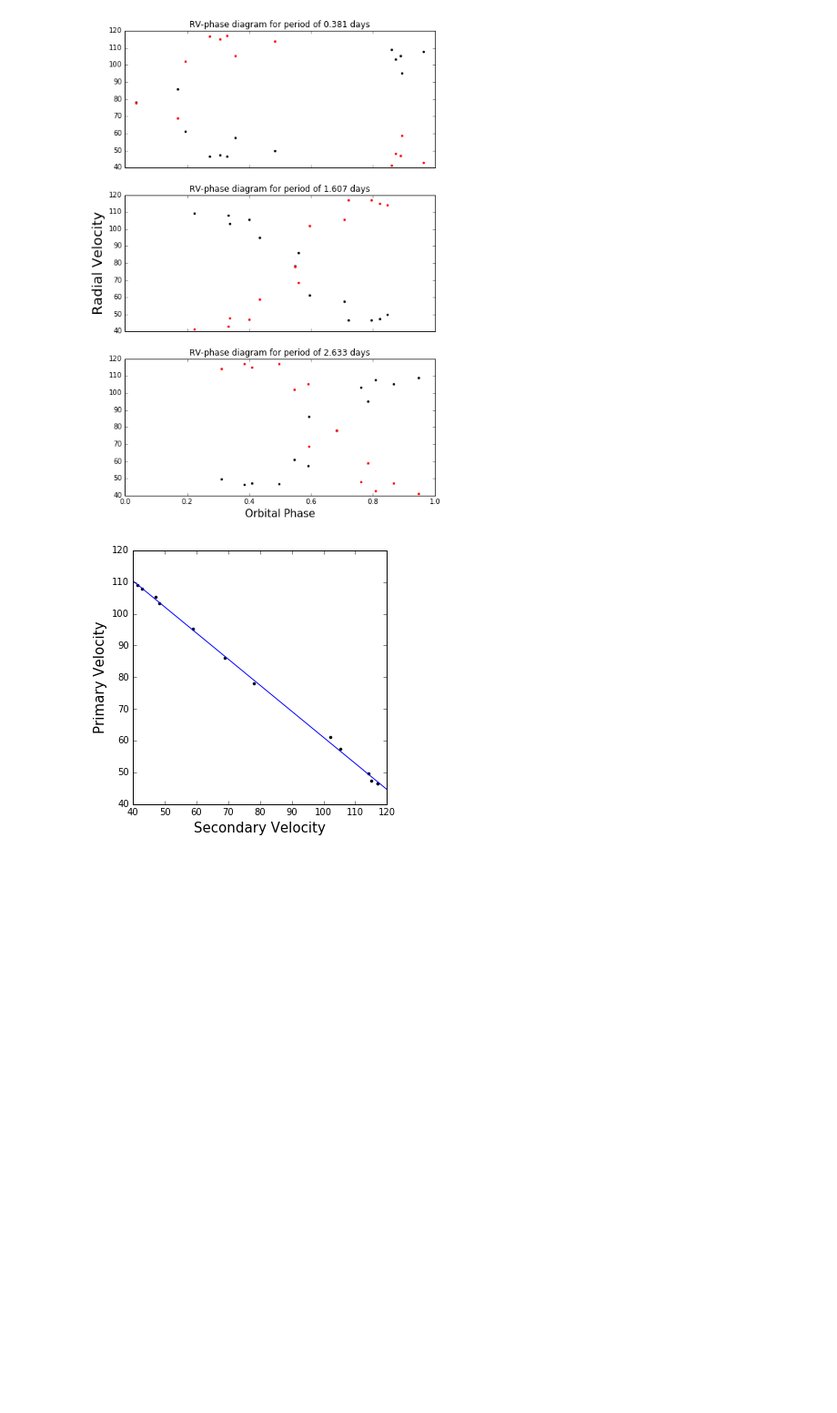
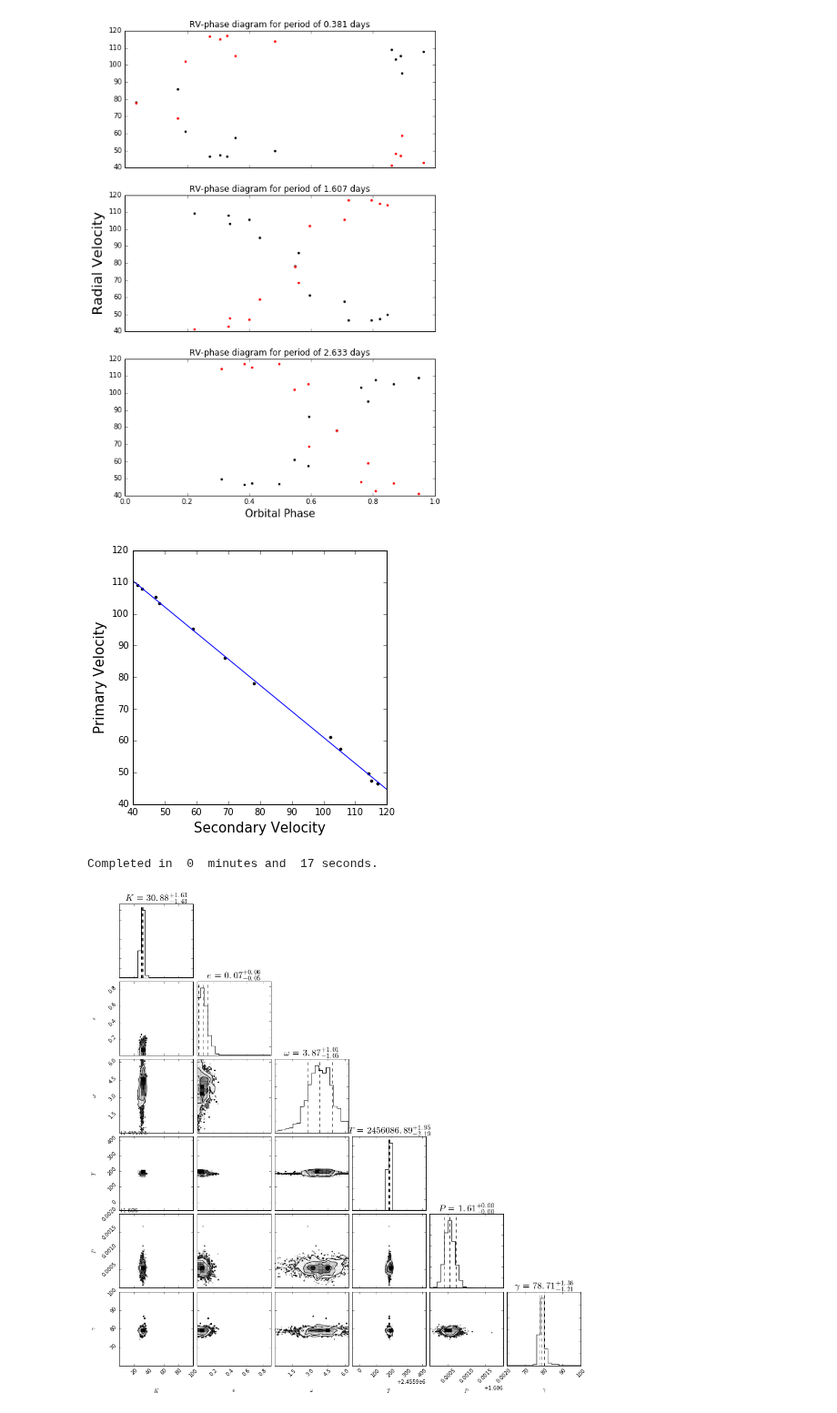
Before and after one commit to jacob-i-skinner/Orbit-Fitting, a Jupyter notebook: 2M06115599+3325505.ipynb, the cells around one changed output. Shown at 91% size. Cells and saved outputs as stored; diff of their text form; code cells hidden in the pictures; blank space fills up the shorter version.

Commit message:
fix infinite loop in RV plotter, propagated MCMC code to individual notebooks

```diff
--- a/2M06115599+3325505.ipynb
+++ b/2M06115599+3325505.ipynb
@@ -1,10 +1,14 @@
 # %%
 #import-libraries-and-data---------------------------------------------------------------------------------------#
+import time
+import emcee
+import corner
 import numpy as np
+import functions as f
+from scipy import stats
 from matplotlib import pyplot as plt
 from scipy.signal import lombscargle
-from scipy import stats
-import functions as f
+from scipy.optimize import curve_fit
 %matplotlib inline
 filename     = '2M06115599+3325505.tbl'
 system       = np.genfromtxt(filename, skip_header=1, usecols=(0, 1, 2))
@@ -24,6 +28,10 @@ maxima      = f.maxima
 phases      = f.phases
 massRatio   = f.massRatio
 adjustment  = f.adjustment
+RV          = f.RV
+residuals   = f.residuals
+constraints = f.constraints
+alteredRV   = f.alteredRV
 
 #now-do-things!--------------------------------------------------------------------------------------------------#
 
@@ -96,3 +104,62 @@ mass ratio is  0.821409044763 +/- 7.56192610792e-05
 [figure]
 [figure]
 [figure]
+# %%
+t0 = time.time()
+
+lower_bounds = [0, 0, 0, JD[0], 1.606, 60]
+upper_bounds = [100, 0.9, 2*np.pi, JD[-1], 1.608, 100]
+
+def initialGuess(lower, upper):
+    return curve_fit(alteredRV, JDp, np.asarray(RVp), bounds=(lower, upper))[0]
+
+initial_guess = initialGuess(lower_bounds, upper_bounds)
+
+def likelihood(parameters, mass_ratio, primary, secondary):
+    r = np.sqrt(sum((np.asarray(primary)-RV(JDp, mass_ratio, parameters)[0])**2)
+        +sum((np.asarray(secondary)-RV(JDs, mass_ratio, parameters)[1])**2))
+    return -r
+
+#function is poorly named, returns the negative infinity if parameters lie outside contraints, otherwise
+#returns the output from residuals()
+def probability(initial_guess, mass_ratio, RVp, RVs, lower, upper):
+    con = constraints(initial_guess, lower, upper)
+    if not np.isfinite(con):
+        return -np.inf
+    return con + likelihood(initial_guess, mass_ratio, RVp, RVs)
+
+#set dimensionality and walker number
+ndim, nwalkers, nsteps = 6, 100, 1000
+
+#initialize walkers
+position = [initial_guess + 0.1*np.random.randn(ndim) for i in range(nwalkers)]
+
+#walkers distributed in gaussian ball around most likely parameter values
+for i in range(0, nwalkers-1):
+    position[i][0] = initial_guess[0] + 2.5*np.random.randn(1) #K
+    position[i][1] = initial_guess[1] + 0.1*np.random.randn(1) #e
+    position[i][2] = initial_guess[2] + 1  *np.random.randn(1) #w
+    position[i][3] = initial_guess[3] +     np.random.randn(1) #T
+    position[i][4] = initial_guess[4] +0.01*np.random.randn(1) #P
+    position[i][5] = initial_guess[5] + 3  *np.random.randn(1) #y
+
+
+sampler = emcee.EnsembleSampler(nwalkers, ndim, probability,
+                                args=(mass_ratio, RVp, RVs, lower_bounds, upper_bounds), threads = 4)
+sampler.run_mcmc(position, nsteps)
+
+#create the corner plot
+samples = sampler.chain[:, 500:, :].reshape((-1, ndim))
+fig = corner.corner(samples, labels=["$K$", "$e$", "$\omega$", "$T$", "$P$", "$\gamma$"],
+                    extents=[[lower_bounds[0], upper_bounds[0]], [lower_bounds[1],upper_bounds[1]],
+                             [lower_bounds[2], upper_bounds[2]],
+                             [lower_bounds[3], upper_bounds[3]], [lower_bounds[4], upper_bounds[4]],
+                             [lower_bounds[5], upper_bounds[5]]],
+                    quantiles=[0.16, 0.5, 0.84], show_titles=True, title_kwargs={"fontsize": 18})
+#fig.savefig("triangle.png")
+
+t = time.time()
+print('Completed in ', int((t-t0)/60), ' minutes and ', int(((t-t0)/60-int((t-t0)/60))*60), 'seconds.')
+# %% [output]
+Completed in  0  minutes and  17 seconds.
+[figure, added]
```
Also changed, not shown: parts of 1 cell of this notebook, 9 other files.
